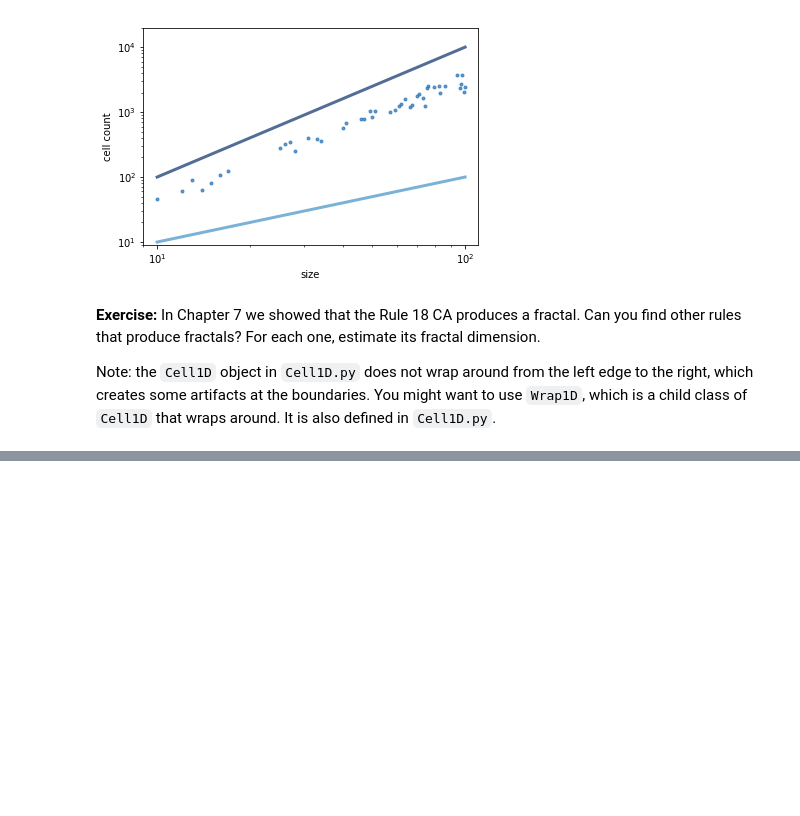
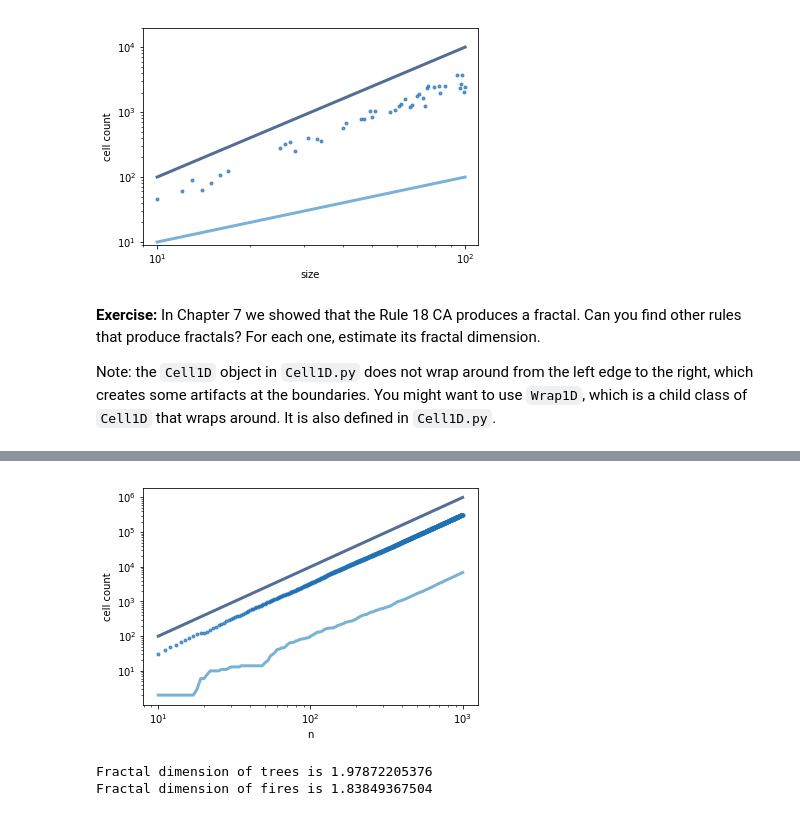
Before and after one commit to mightydeveloper/ThinkComplexity2, a Jupyter notebook: code/chap07mine.ipynb, the cells around one changed output, grey strips where cells are left out. Cells and saved outputs as stored; diff of their text form; code cells hidden in the pictures; blank space fills up the shorter version.

```diff
--- a/code/chap07mine.ipynb
+++ b/code/chap07mine.ipynb
@@ -749,3 +923,36 @@ Note: the `Cell1D` object in `Cell1D.py` does not wrap around from the left edge
+# %%
+# Solution goes here
+sizes = range(10, 1000)
+cells = list(i**2 for i in sizes)
+trees = list(fire.num_trees(i) for i in sizes)
+fires = list(fire.num_fires(i) for i in sizes)
+
+thinkplot.plot(sizes, cells, label='cells')
+thinkplot.plot(sizes, trees, style='.', label='trees')
+thinkplot.plot(sizes, fires, label='fires')
+thinkplot.config(xlabel='n',
+                 ylabel='cell count',
+                 xscale='log', xlim=None,
+                 yscale='log', ylim=None,
+                 loc='top left')
+# %% [output]
+[figure, added]
+# %%
+# Solution goes here
+from scipy.stats import linregress
+
+# Calculate fractal dimension of trees
+params = linregress(np.log(sizes), np.log(trees))
+print('Fractal dimension of trees is', params[0])
+
+# Calculate fractal dimension of fires
+params = linregress(np.log(sizes), np.log(fires))
+print('Fractal dimension of fires is', params[0])
+
+# It seems like both values are quite near 2 and doesn't really seem to have fractal behavior
+# %% [output]
+Fractal dimension of trees is 1.97872205376
+Fractal dimension of fires is 1.83849367504
 # %%
 # Solution goes here
 # %%
```
Also changed, not shown: parts of 30 cells of this notebook.
